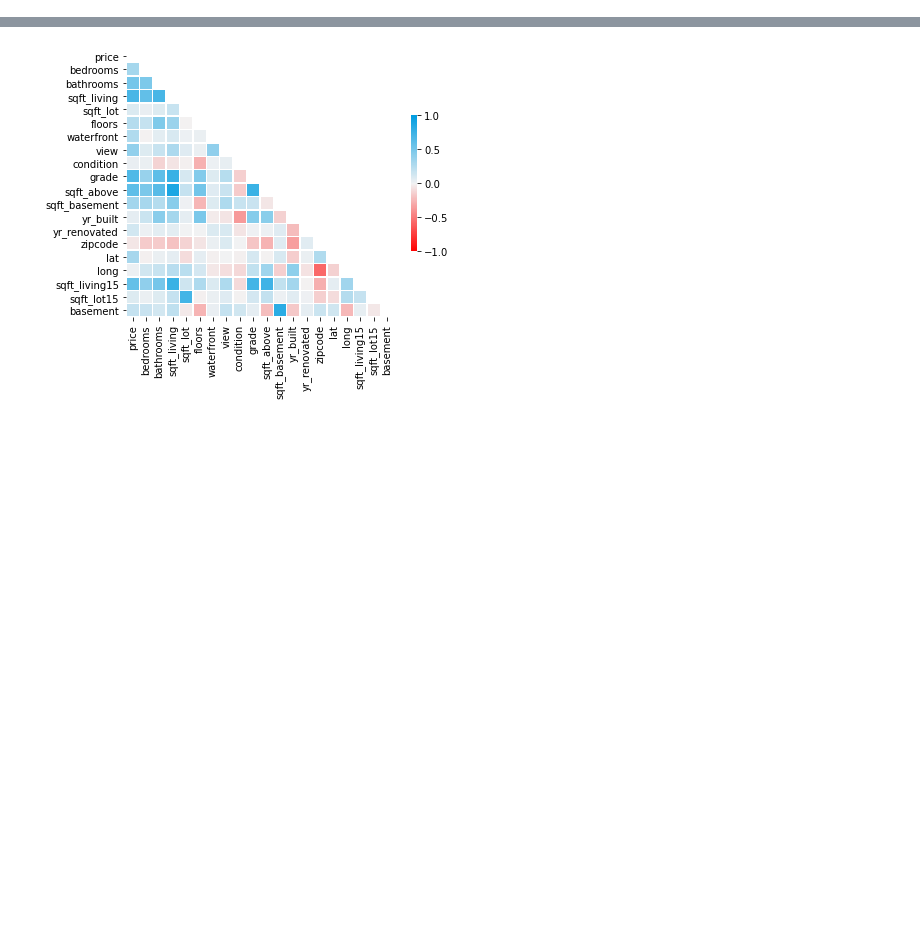
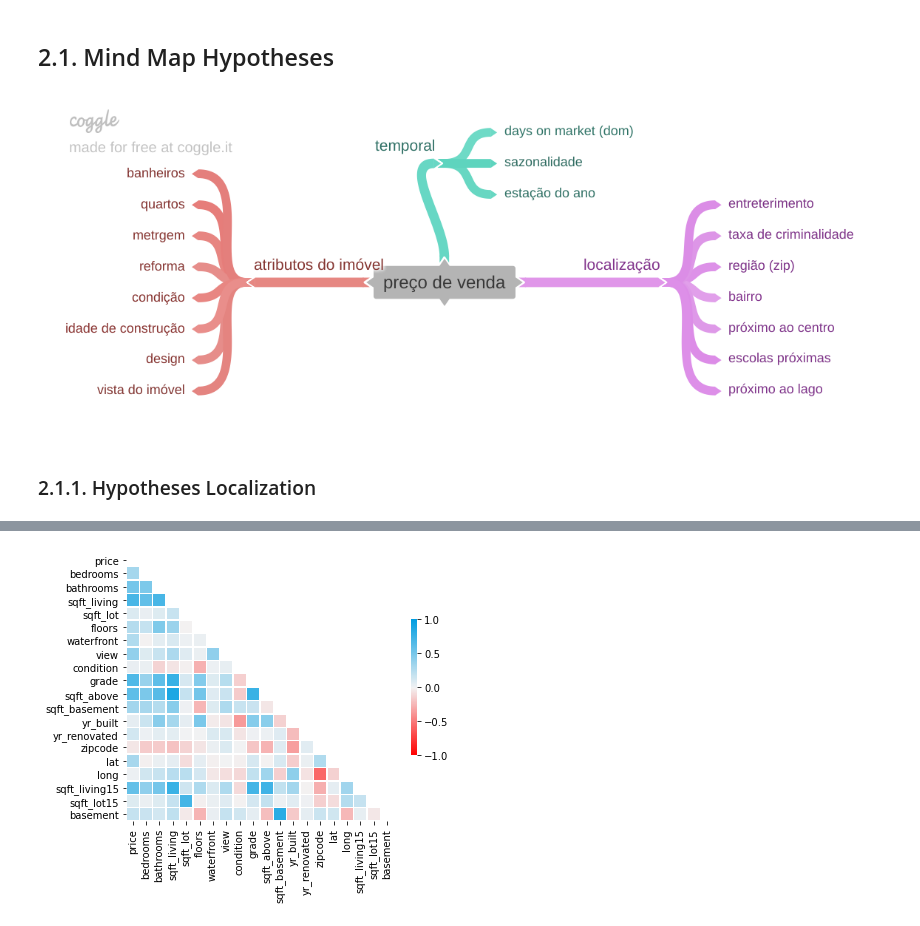
Before and after one commit to RaulBelarmino/house-rocket-insights, a Jupyter notebook: house-rocket-insights.ipynb, the cells around one changed output, grey strips where cells are left out. Saved outputs shown, nothing was run; the diff lists cells and outputs as text; code cells hidden in the pictures; blank space fills up the shorter version.

```diff
--- a/house-rocket-insights.ipynb
+++ b/house-rocket-insights.ipynb
@@ -18,3 +20,8 @@ from datetime import date, datetime
 # %%
 pd.set_option('display.float_format', lambda x: '%.2f' % x)
-plt.rcParams['figure.figsize'] = (11,7)
+plt.rcParams['figure.figsize'] = (20,10)
+
+warnings.filterwarnings('ignore')
+warnings.simplefilter('ignore')
+
+sns.set_theme(style='darkgrid')
@@ -143,0 +197,8 @@ data = data.drop(15870, axis=0)
+# %% [markdown]
+## 2.1. Mind Map Hypotheses
+# %%
+Image('images\MindMapHypotheses.png')
+# %% [output]
+[figure, added]
+# %% [markdown]
+### 2.1.1. Hypotheses Localization
```
Also changed, not shown: parts of 61 cells of this notebook.
